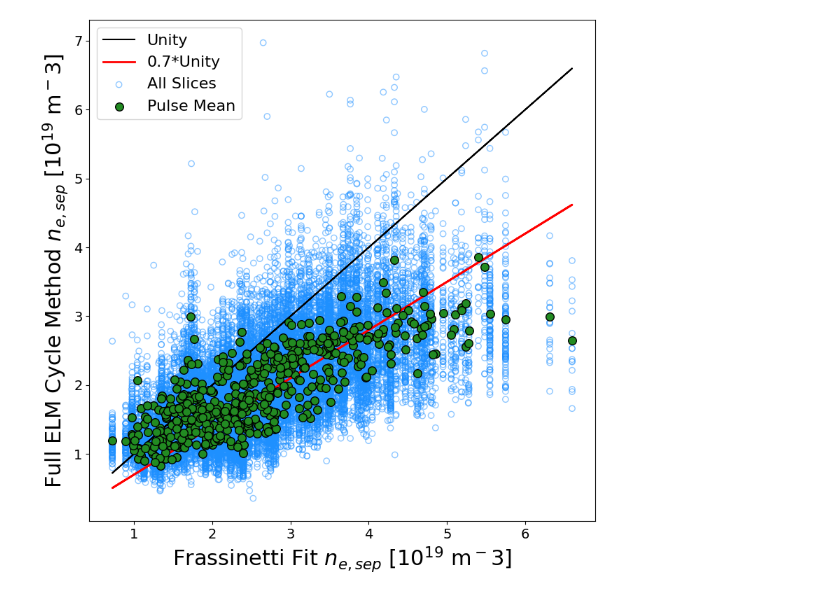
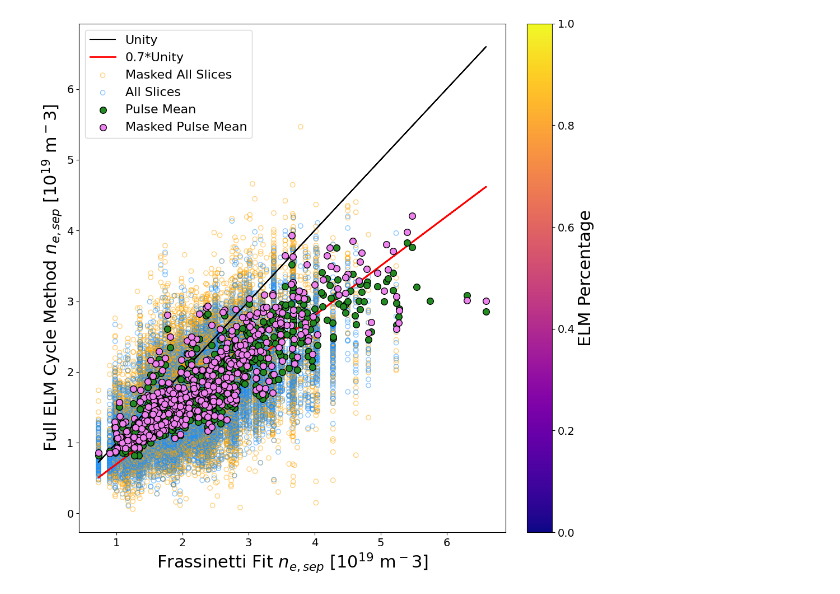
Before and after one commit to fusionby2030/moxie, a Jupyter notebook: experiments/Paper_Docs/nesep_approximation.ipynb, the cells around one changed output. Cells and saved outputs as stored; diff of their text form; code cells hidden in the pictures.

```diff
--- a/experiments/Paper_Docs/nesep_approximation.ipynb
+++ b/experiments/Paper_Docs/nesep_approximation.ipynb
@@ -38,8 +39,8 @@ plt.rc('figure', titlesize=BIGGER_SIZE)  # fontsize of the figure title
 %matplotlib widget
 # %%
 # Load data
-train_data, val_data, test_data = load_data(dataset_choice='SANDBOX_NO_VARIATIONS', file_loc='../../../moxie/data/processed/pedestal_profiles_ML_READY_ak_5052022_uncerts_mask.pickle')
-(train_X, train_y, train_mask, train_radii, train_real_space_radii, train_ids, train_uncert), (val_X, val_y, val_mask, val_radii, val_real_space_radii, val_ids, val_uncert), (test_X, test_y, test_mask, test_radii, test_real_space_radii, test_ids, test_uncert) = train_data, val_data, test_data
+train_data, val_data, test_data = load_data(dataset_choice='SANDBOX_NO_VARIATIONS', file_loc='../../../moxie/data/processed/pedestal_profiles_ML_READY_ak_1052022_elm_timings.pickle', elm_timings=True)
+(train_X, train_y, train_mask, train_radii, train_real_space_radii, train_ids, train_uncert, train_elm_timings), (val_X, val_y, val_mask, val_radii, val_real_space_radii, val_ids, val_uncert, val_elm_timings), (test_X, test_y, test_mask, test_radii, test_real_space_radii, test_ids, test_uncert, test_elm_timings) = train_data, val_data, test_data
 
 machine_param_order = ['Q95', 'RGEO', 'CR0', 'VOLM', 'TRIU', 'TRIL', 'ELON', 'POHM', 'IPLA', 'BVAC', 'NBI', 'ICRH', 'ELER']
 JET_PDB = pd.read_csv('../../../moxie/data/processed/jet-pedestal-database.csv')
@@ -137,8 +225,5 @@ def calculate_neseps_in_set(set_ids, set_profiles, set_uncerts, set_masks, set_s
 # %%
-train_nesep_means_lorenzo, train_nesep_by_pulse, train_tesep_means_lorenzo, train_tesep_by_pulse = calculate_neseps_in_set(train_pulse_idxs, train_X, train_uncert, train_mask, train_pulse_order, JET_PDB)
-val_nesep_means_lorenzo, val_nesep_by_pulse, val_tesep_means_lorenzo, val_tesep_by_pulse = calculate_neseps_in_set(val_pulse_idxs, val_X, val_uncert, val_mask, val_pulse_order, JET_PDB)
-test_nesep_means_lorenzo, test_nesep_by_pulse, test_tesep_means_lorenzo, test_tesep_by_pulse = calculate_neseps_in_set(test_pulse_idxs, test_X, test_uncert, test_mask, test_pulse_order, JET_PDB)
-
-# sample_profiles, sample_uncerts, sample_masks = train_X[0:10, :, :], train_uncert[0:10, :, :], train_mask[0:10]
-
-# sample_neseps_slices = calculate_nesep_for_pulse(sample_profiles, sample_uncerts, sample_masks, lbound_n = 0, ubound_n = 1e21, lbound_t=0, ubound_t=10000)
+train_nesep_means_lorenzo, train_nesep_by_pulse, train_tesep_means_lorenzo, train_tesep_by_pulse, train_nesep_by_pulse_masked = calculate_neseps_in_set(train_pulse_idxs, train_X, train_uncert, train_mask, train_pulse_order, train_real_space_radii, train_elm_timings, JET_PDB)
+# val_nesep_means_lorenzo, val_nesep_by_pulse, val_tesep_means_lorenzo, val_tesep_by_pulse, val_elm_by_pulse, val_nesep_by_pulse_masked = calculate_neseps_in_set(val_pulse_idxs, val_X, val_uncert, val_mask, val_pulse_order, val_real_space_radii, val_elm_timings, JET_PDB)
+# test_nesep_means_lorenzo, test_nesep_by_pulse, test_tesep_means_lorenzo, test_tesep_by_pulse, test_elm_by_pulse, test_nesep_by_pulse_masked = calculate_neseps_in_set(test_pulse_idxs, test_X, test_uncert, test_mask, test_pulse_order,test_real_space_radii, test_elm_timings,  JET_PDB)
+# train_nesep_means_lorenzo, train_nesep_by_pulse, train_tesep_means_lorenzo, train_tesep_by_pulse, train_nesep_by_pulse_masked  = calculate_neseps_in_set(test_pulse_idxs, test_X, test_uncert, test_mask, test_pulse_order,test_real_space_radii, test_elm_timings,  JET_PDB)
@@ -168,20 +274,40 @@ plt.show()
 # %%
 plt.close('all')
-fig, axs = plt.subplots(1, 1, figsize=(8, 8), constrained_layout=True)
-for n, pulse in enumerate(train_by_pulse):
+def corr2hex(n):
+    ''' Maps a number in [0, 1] to a hex string '''
+    if np.isnan(n): return plt.cm.Greys(0)
+    else:
+        # print('#' + hex(int(n * 16**6))[2:].zfill(6))
+        return plt.cm.plasma(n)
+
+fig, axs = plt.subplots(1, 1, figsize=(10, 10), constrained_layout=True)
+idx = []
+for n, (pulse_masked, pulse) in enumerate(zip(train_nesep_by_pulse_masked, train_nesep_by_pulse)):
     if n == 0:
+        label_mask = 'Masked All Slices'
         label = 'All Slices'
     else:
+        label_mask = None
         label = None
-    axs.scatter([train_means_lorenzo[1, n]]*len(pulse), 1e-19*pulse, facecolors='none', edgecolor='dodgerblue', alpha=0.5, zorder=0, label=label)
+    if pulse.std() > 0.55e19 or np.isnan(pulse.std()):
+        continue
+    if train_nesep_means_lorenzo[1, n] == 0.0:
+        continue
+    # print(pulse, pulse_elm)
+    # elm_color_map = [corr2hex(x) for x in pulse_elm]
+    axs.scatter([train_nesep_means_lorenzo[1, n]]*len(pulse), 1e-19*pulse_masked, facecolors='none', edgecolor='orange', alpha=0.5, zorder=0, label=label_mask, cmap='blues')
+    axs.scatter([train_nesep_means_lorenzo[1, n]]*len(pulse), 1e-19*pulse, facecolors='none', edgecolor='dodgerblue', alpha=0.5, zorder=0, label=label, cmap='blues')
+
     # axs.scatter(train_means_lorenzo[1, n], np.quantile(1e-19*pulse, 0.85), color='gold',zorder=5)
 
-axs.scatter(train_means_lorenzo[1], 1e-19*train_means_lorenzo[0], color='forestgreen', zorder=10, edgecolor=(0, 0, 0), label='Pulse Mean', s=70)
-axs.plot(train_means_lorenzo[1], train_means_lorenzo[1], color='black', label='Unity')
-axs.plot(train_means_lorenzo[1], 0.7*train_means_lorenzo[1], color='red', label='0.7*Unity', lw=2)
+axs.scatter(train_nesep_means_lorenzo[1], 1e-19*train_nesep_means_lorenzo[0], color='forestgreen', zorder=10, edgecolor=(0, 0, 0), label='Pulse Mean', s=70)
+axs.scatter(train_nesep_means_lorenzo[1], 1e-19*train_nesep_means_lorenzo[2], color='violet', zorder=10, edgecolor=(0, 0, 0), label='Masked Pulse Mean', s=70)
+axs.plot(train_nesep_means_lorenzo[1], train_nesep_means_lorenzo[1], color='black', label='Unity')
+axs.plot(train_nesep_means_lorenzo[1], 0.7*train_nesep_means_lorenzo[1], color='red', label='0.7*Unity', lw=2)
 axs.legend()
 axs.set_ylabel('Full ELM Cycle Method $n_{e, sep}$ [$10^{19}$ m$^-3$]',)
 axs.set_xlabel('Frassinetti Fit $n_{e, sep}$ [$10^{19}$ m$^-3$]',)
+plt.colorbar(cm.ScalarMappable(norm=None, cmap=plt.cm.plasma), label='ELM Percentage')
 plt.show()
 # %% [output]
-[figure, old version]
+[figure, new version]
```
Also changed, not shown: parts of 11 cells of this notebook, 5 other files.
